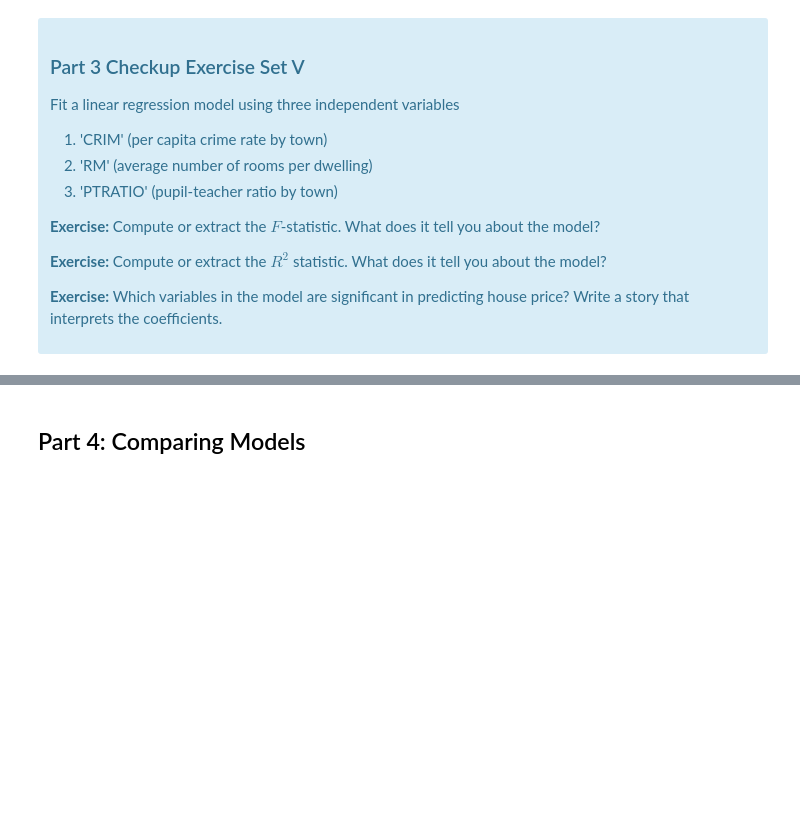
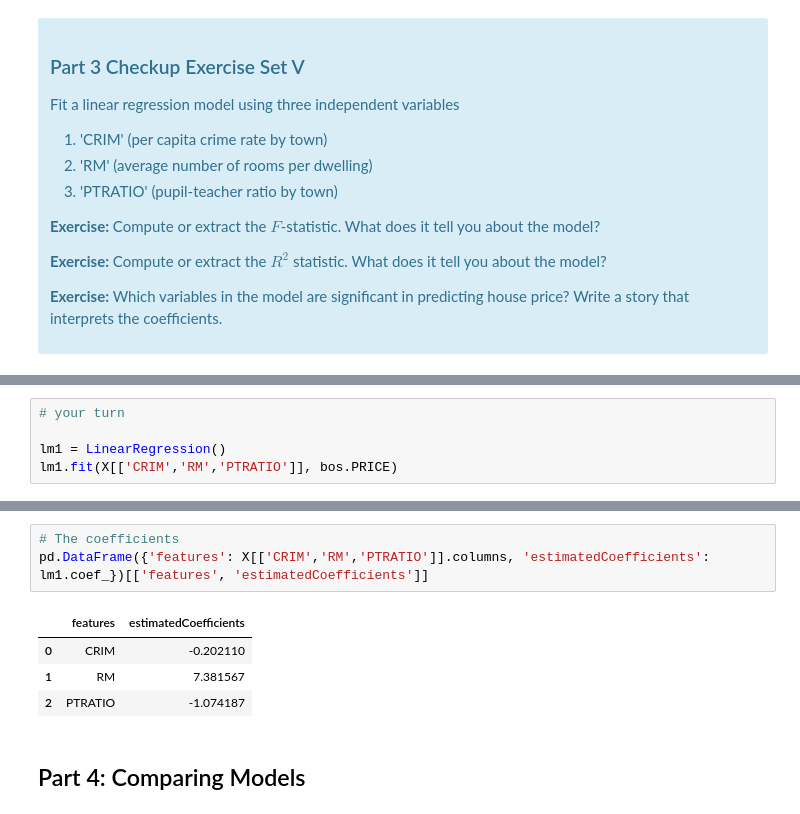
Before and after one commit to csignature/springboard-projects, a Jupyter notebook: linear_regression/Mini_Project_Linear_Regression.ipynb, the cells around one changed output, grey strips where cells are left out. Drawn from its saved outputs; the diff is of its cells as text; blank space fills up the shorter version.

```diff
--- a/linear_regression/Mini_Project_Linear_Regression.ipynb
+++ b/linear_regression/Mini_Project_Linear_Regression.ipynb
@@ -769,0 +794,5 @@ Text(0.5,1,'Relationship between Original and Predicted Housing Prices')
+# %%
+# your turn
+
+lm1 = LinearRegression()
+lm1.fit(X[['CRIM','RM','PTRATIO']], bos.PRICE)
@@ -770,3 +824,11 @@ Text(0.5,1,'Relationship between Original and Predicted Housing Prices')
+# %%
+# The coefficients
+pd.DataFrame({'features': X[['CRIM','RM','PTRATIO']].columns, 'estimatedCoefficients': lm1.coef_})[['features', 'estimatedCoefficients']]
+# %% [output]
+|  | features | estimatedCoefficients |
+| 0 | CRIM | -0.202110 |
+| 1 | RM | 7.381567 |
+| 2 | PTRATIO | -1.074187 |
 # %% [markdown]
 ## Part 4: Comparing Models
 # %% [markdown]
```
Also changed, not shown: parts of 27 cells of this notebook.
